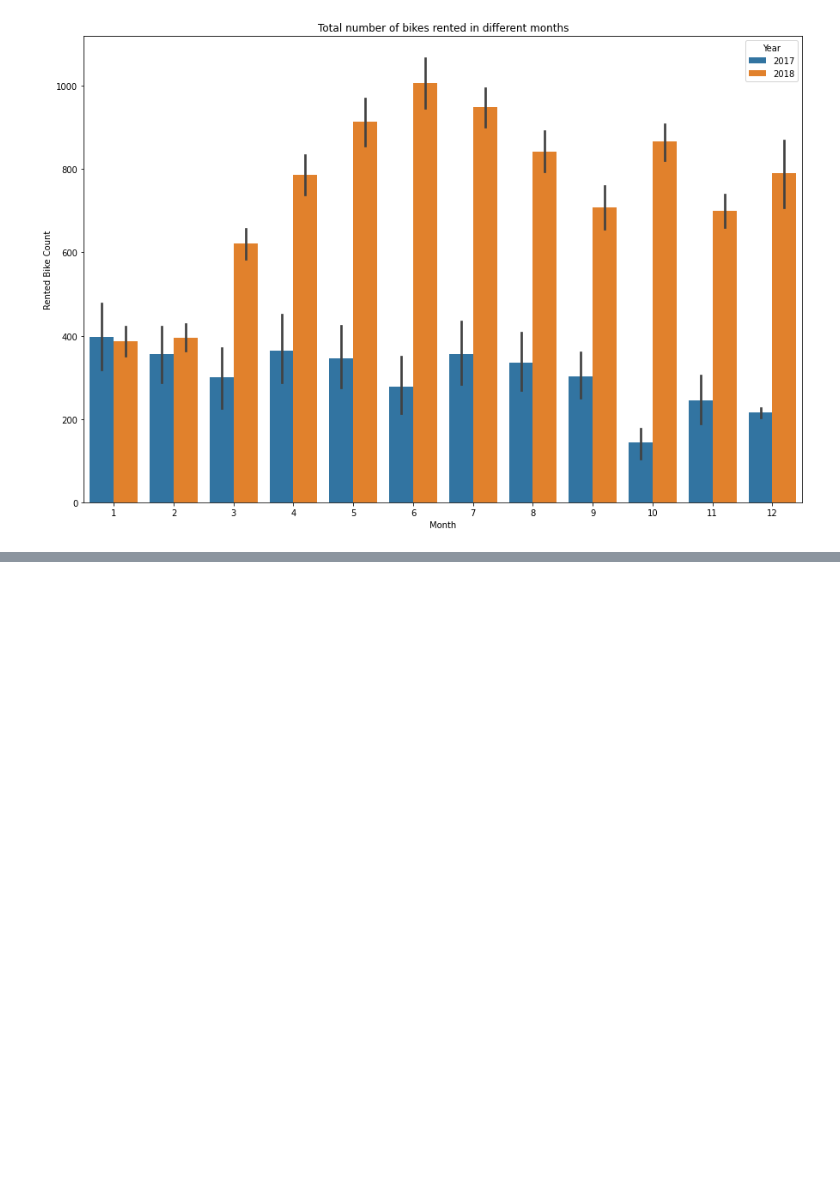
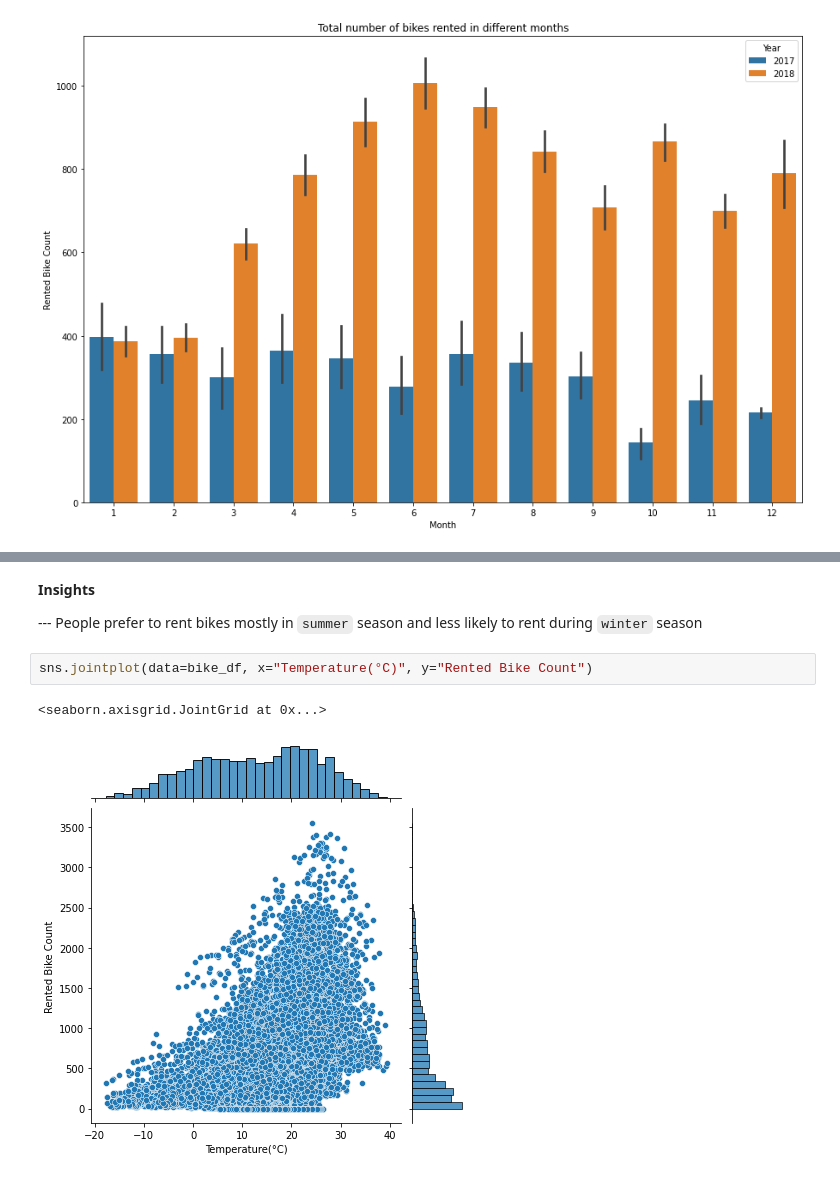
Before and after one commit to gyana-ranjan-dash/Seoul_Bike_Sharing_Demand_Prediction, a Jupyter notebook: Bike_Sharing_Demand_Prediction.ipynb, the cells around one changed output, grey strips where cells are left out. Cells and saved outputs as stored; diff of their text form; blank space fills up the shorter version.

```diff
--- a/Bike_Sharing_Demand_Prediction.ipynb
+++ b/Bike_Sharing_Demand_Prediction.ipynb
@@ -205,0 +218,10 @@ plt.show()
+# %% [markdown]
+**Insights**
+
+
+--- People prefer to rent bikes mostly in ``summer`` season and less likely to rent during ``winter`` season
+# %%
+sns.jointplot(data=bike_df, x="Temperature(°C)", y="Rented Bike Count")
+# %% [output]
+<seaborn.axisgrid.JointGrid at 0x...>
+[figure, added]
```
Also changed, not shown: parts of 4 cells of this notebook.
